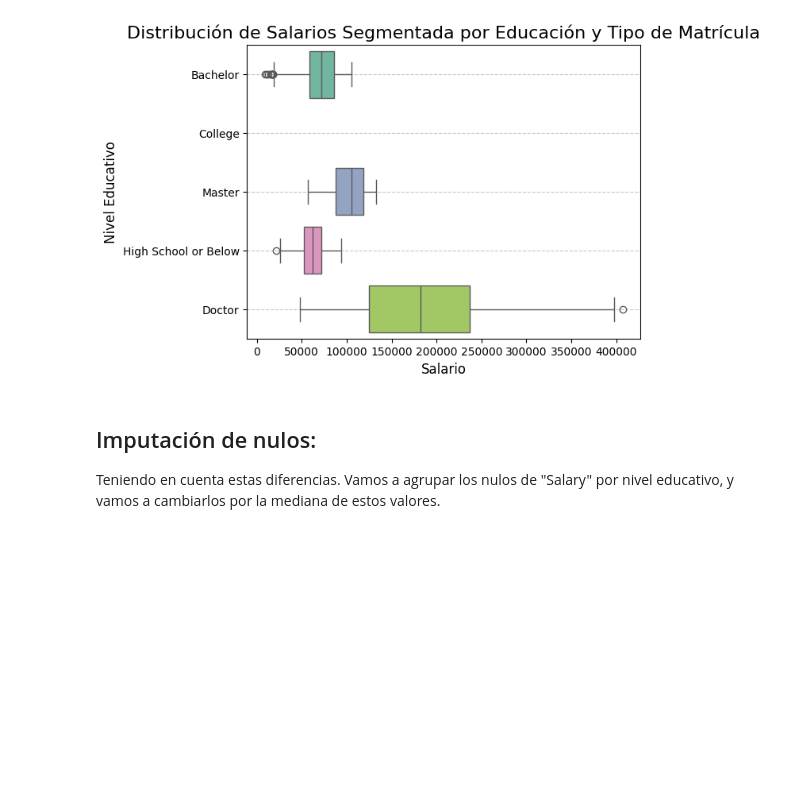
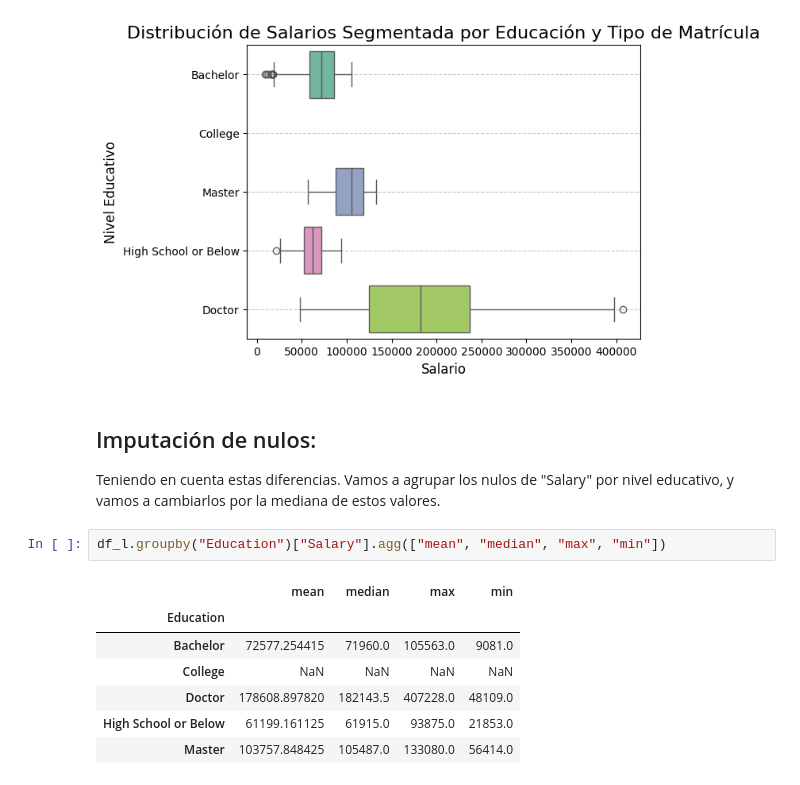
Before and after one commit to Adalab/bda-modulo-3-evaluacion-final-elenapavonfernandez-ui, a Jupyter notebook: notebooks/01_exploracion.ipynb, the cells around one changed output. Saved outputs shown, nothing was run; the diff lists cells and outputs as text; blank space fills up the shorter version.

```diff
--- a/notebooks/01_exploracion.ipynb
+++ b/notebooks/01_exploracion.ipynb
@@ -499,3 +499,13 @@ Passing `palette` without assigning `hue` is deprecated and will be removed in v
 # %% [markdown]
 ## Imputación de nulos:
 Teniendo en cuenta estas diferencias. Vamos a agrupar los nulos de "Salary" por nivel educativo, y vamos a cambiarlos por la mediana de estos valores.
+# %%
+df_l.groupby("Education")["Salary"].agg(["mean", "median", "max", "min"])
+# %% [output]
+|  | mean | median | max | min |
+| Education |  |  |  |  |
+| Bachelor | 72577.254415 | 71960.0 | 105563.0 | 9081.0 |
+| College | NaN | NaN | NaN | NaN |
+| Doctor | 178608.897820 | 182143.5 | 407228.0 | 48109.0 |
+| High School or Below | 61199.161125 | 61915.0 | 93875.0 | 21853.0 |
+| Master | 103757.848425 | 105487.0 | 133080.0 | 56414.0 |
```
Also changed, not shown: parts of 16 cells of this notebook, 2 other files.
